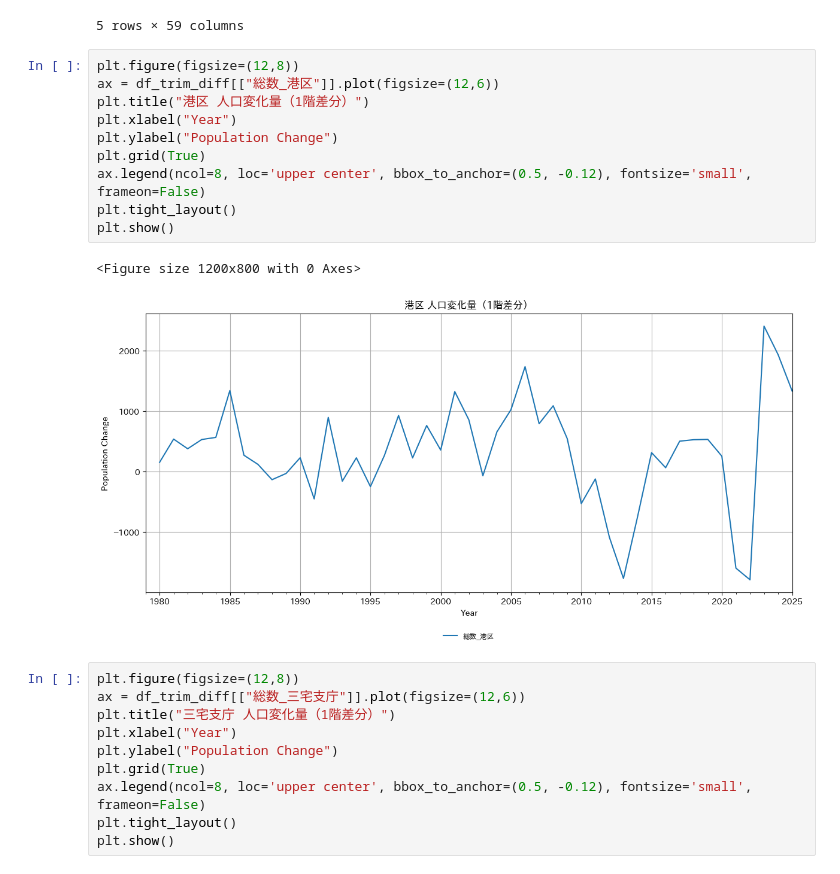
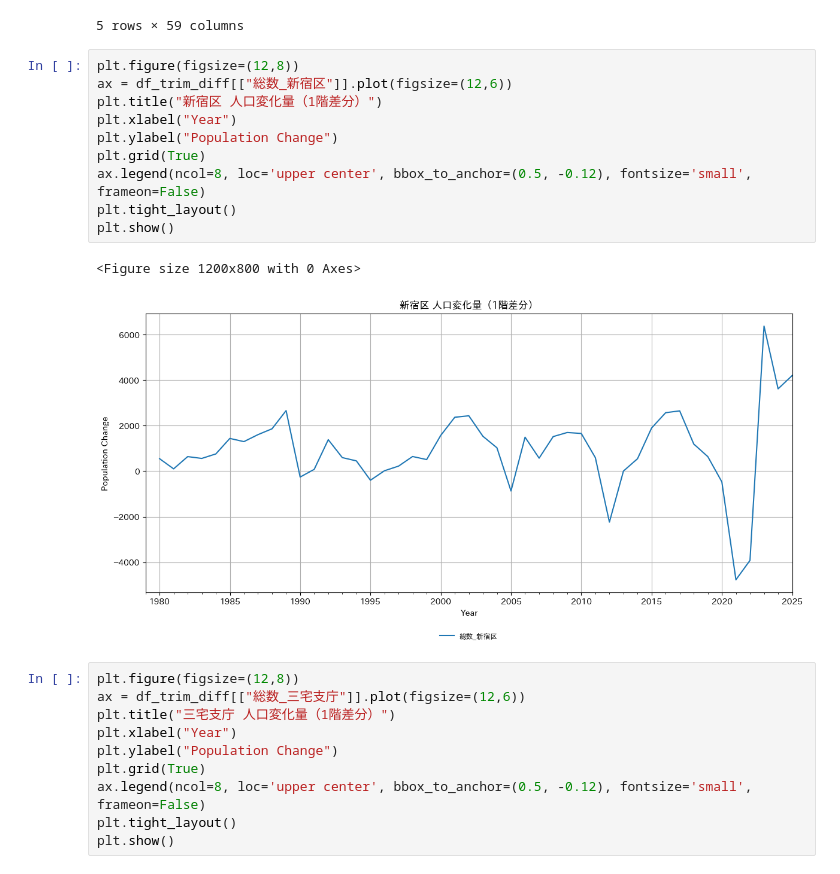
Before and after one commit to yut0takagi/ass-ds-exercises, a Jupyter notebook: notebook/01_eda.ipynb, the cells around one changed output. Saved outputs shown, nothing was run; the diff lists cells and outputs as text.

```diff
--- a/notebook/01_eda.ipynb
+++ b/notebook/01_eda.ipynb
@@ -86,17 +100,17 @@ df_trim_diff.head()
 5 rows × 59 columns
 # %%
 plt.figure(figsize=(12,8))
-ax = df_trim_diff[["総数_港区"]].plot(figsize=(12,6))
-plt.title("港区 人口変化量（1階差分）")
+ax = df_trim_diff[["総数_新宿区"]].plot(figsize=(12,6))
+plt.title("新宿区 人口変化量（1階差分）")
 plt.xlabel("Year")
 plt.ylabel("Population Change")
 plt.grid(True)
 ax.legend(ncol=8, loc='upper center', bbox_to_anchor=(0.5, -0.12), fontsize='small', frameon=False)
 plt.tight_layout()
 plt.show()
 # %% [output]
 <Figure size 1200x800 with 0 Axes>
-[figure, old version]
+[figure, new version]
 # %%
 plt.figure(figsize=(12,8))
 ax = df_trim_diff[["総数_三宅支庁"]].plot(figsize=(12,6))
```
Also changed, not shown: parts of 2 cells of this notebook, 3 other files.
